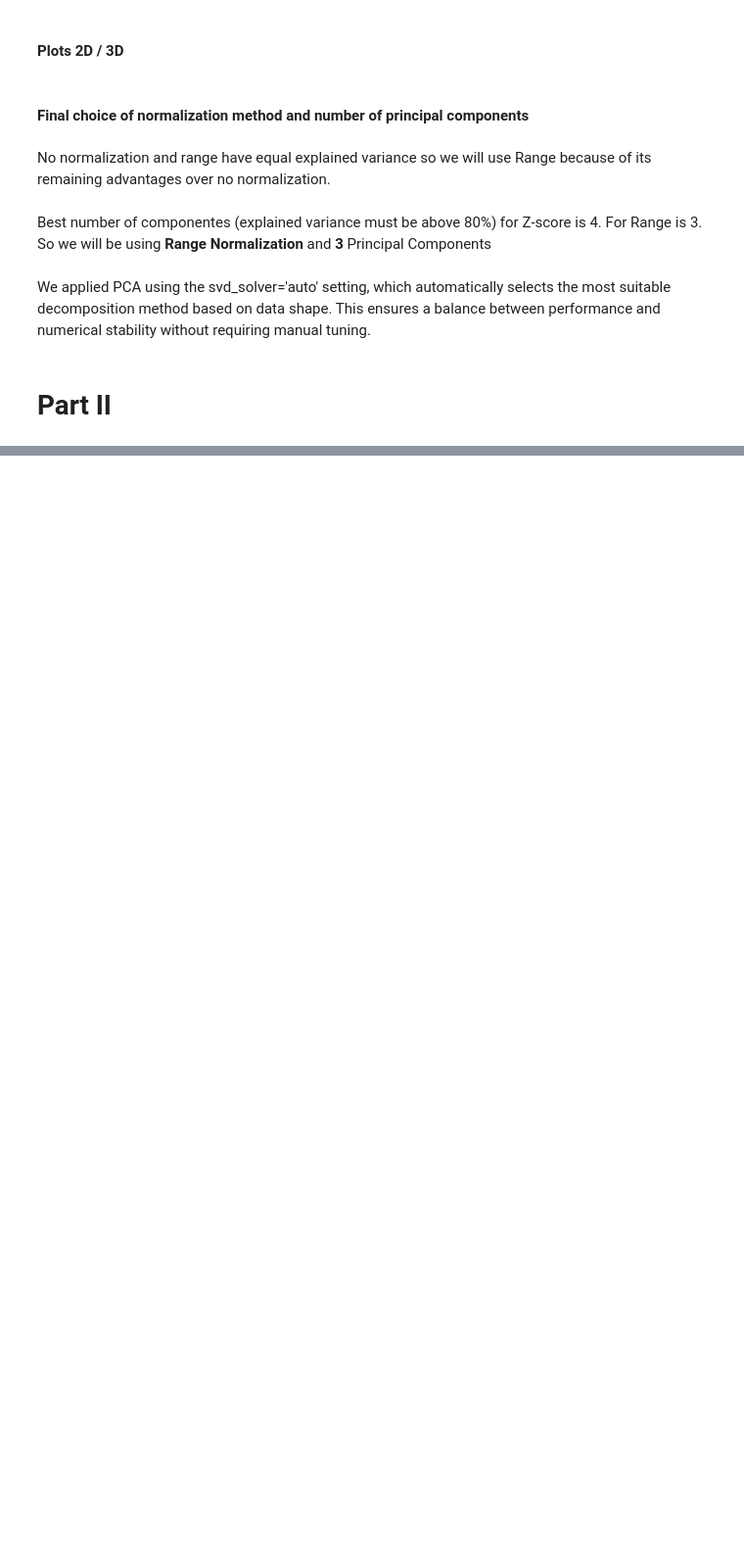
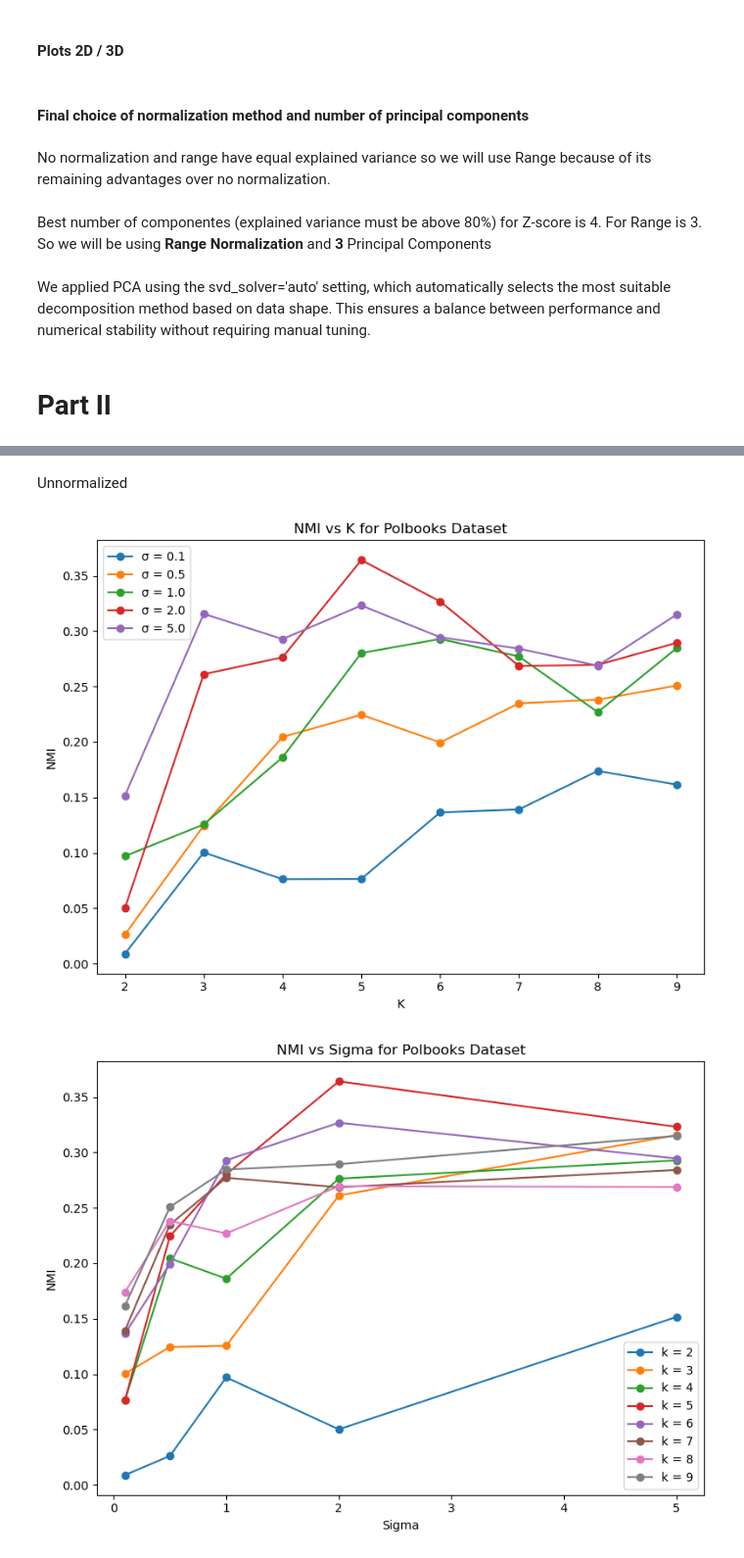
Before and after one commit to tiagosantos63390/pad_proj1, a Jupyter notebook: project1.ipynb, the cells around one changed output, grey strips where cells are left out. Shown at 98% size. Cells and saved outputs as stored; diff of their text form; code cells hidden in the pictures; blank space fills up the shorter version.

```diff
--- a/project1.ipynb
+++ b/project1.ipynb
@@ -973,0 +1000,13 @@ plot_experiment_results(results_df, x_axis="Sigma", metric="Modularity", dataset
+# %% [markdown]
+Unnormalized
+# %%
+plot_experiment_results(results_df_unnorm, x_axis="K", metric="NMI", dataset_name="Polbooks")
+
+plot_experiment_results(results_df_unnorm, x_axis="Sigma", metric="NMI", dataset_name="Polbooks")
+
+plot_experiment_results(results_df_unnorm, x_axis="K", metric="Modularity", dataset_name="Polbooks")
+
+plot_experiment_results(results_df_unnorm, x_axis="Sigma", metric="Modularity", dataset_name="Polbooks")
+# %% [output]
+[figure, added]
+[figure, added]
```
Also changed, not shown: parts of 14 cells of this notebook.
